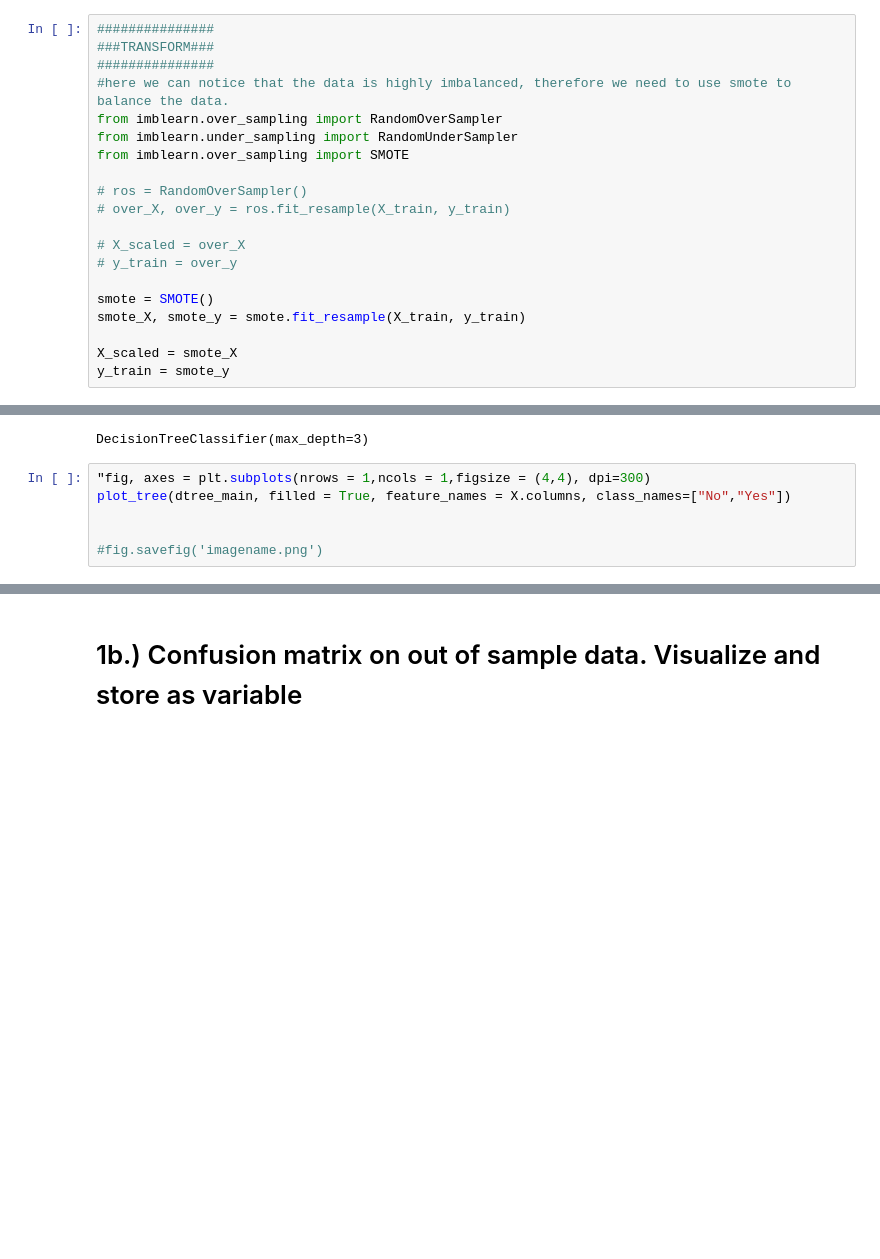
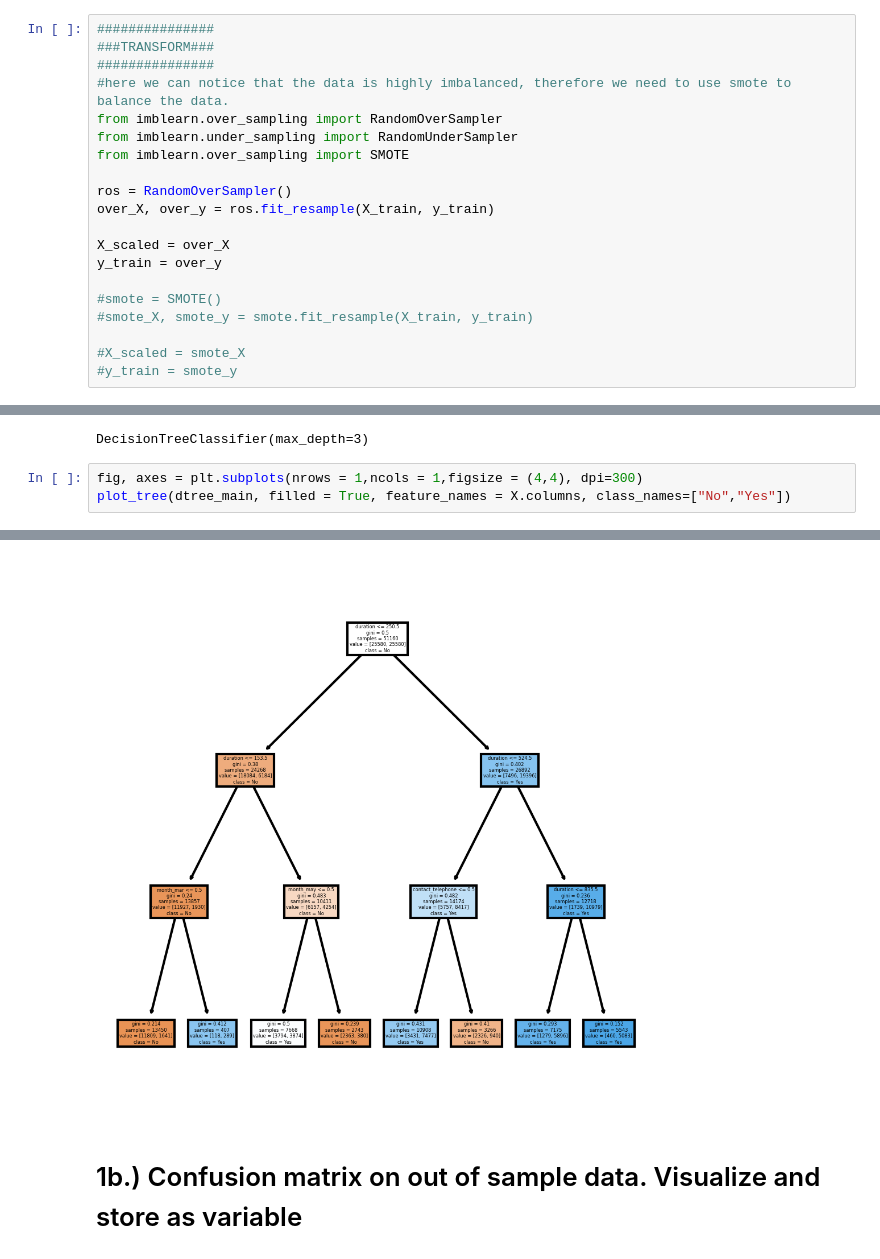
Before and after one commit to RainLiu0611/441ML, a Jupyter notebook: Sec1_HW8.ipynb, the cells around one changed output, grey strips where cells are left out. Cells and saved outputs as stored; diff of their text form; blank space fills up the shorter version.

```diff
--- a/Sec1_HW8.ipynb
+++ b/Sec1_HW8.ipynb
@@ -82,17 +82,17 @@ from imblearn.over_sampling import RandomOverSampler
 from imblearn.under_sampling import RandomUnderSampler
 from imblearn.over_sampling import SMOTE
 
-# ros = RandomOverSampler()
-# over_X, over_y = ros.fit_resample(X_train, y_train)
+ros = RandomOverSampler()
+over_X, over_y = ros.fit_resample(X_train, y_train)
 
-# X_scaled = over_X
-# y_train = over_y
+X_scaled = over_X
+y_train = over_y
 
-smote = SMOTE()
-smote_X, smote_y = smote.fit_resample(X_train, y_train)
+#smote = SMOTE()
+#smote_X, smote_y = smote.fit_resample(X_train, y_train)
 
-X_scaled = smote_X
-y_train = smote_y
+#X_scaled = smote_X
+#y_train = smote_y
 # %% [markdown]
 # 2.) Build and visualize a decision tree of Max Depth 3. Show the confusion matrix.
 # %%
@@ -101,9 +101,6 @@ dtree_main.fit(X_scaled, y_train)
 # %% [output]
 DecisionTreeClassifier(max_depth=3)
 # %%
-"fig, axes = plt.subplots(nrows = 1,ncols = 1,figsize = (4,4), dpi=300)
+fig, axes = plt.subplots(nrows = 1,ncols = 1,figsize = (4,4), dpi=300)
 plot_tree(dtree_main, filled = True, feature_names = X.columns, class_names=["No","Yes"])
-
-
-#fig.savefig('imagename.png')
 # %% [output]
@@ -111,3 +122,4 @@ SyntaxError: unterminated string literal (detected at line 1) (<ipython-input-59
+[figure, added]
 # %% [markdown]
 # 1b.) Confusion matrix on out of sample data. Visualize and store as variable
 # %%
```
Also changed, not shown: parts of 4 cells of this notebook.
